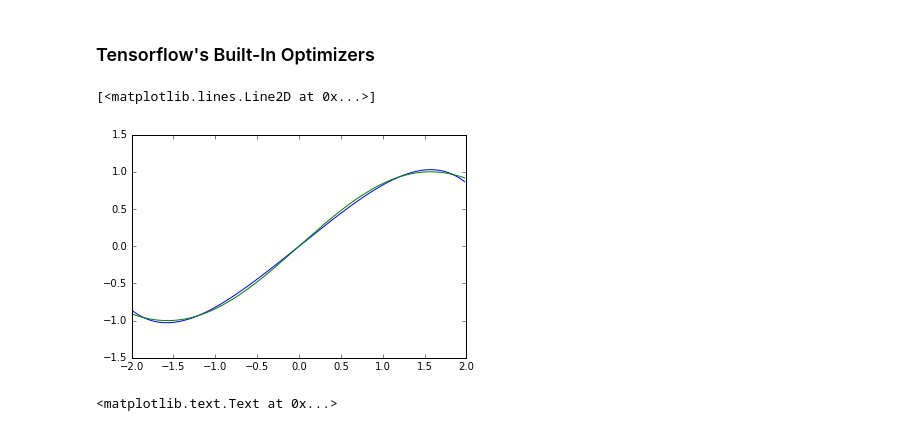
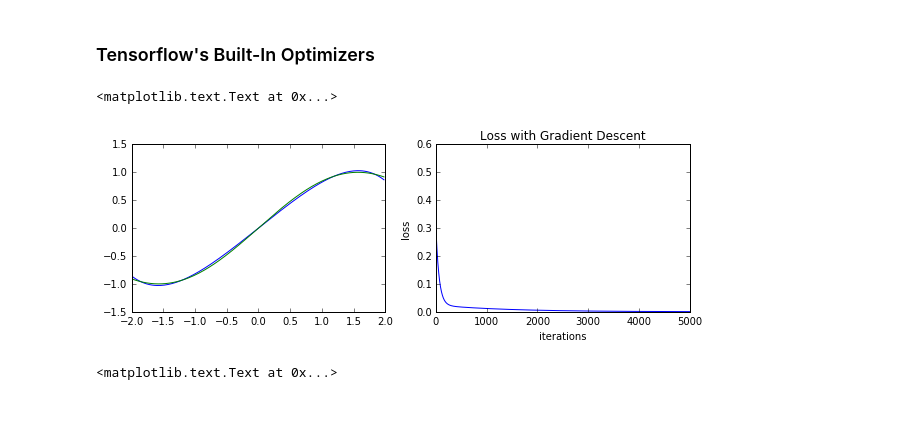
Before and after one commit to neuroailab/psych253, a Jupyter notebook: Lecture9.ipynb, the cells around one changed output. Cells and saved outputs as stored; diff of their text form; code cells hidden in the pictures.

```diff
--- a/Lecture9.ipynb
+++ b/Lecture9.ipynb
@@ -322,2 +310,0 @@ losses, powers, grads = gradient_descent(loss=power_loss,
-# %%
-sess.run(power)
@@ -606,29 +568,38 @@ def tf_builtin_optimization(loss,
 # %%
 xval = np.arange(-2, 2, .02)
 yval = np.sin(xval)
 
 data_dict = {x: xval, y:yval}
 
 losses, coefvals = tf_builtin_optimization(loss=polynomial_loss,
                               optimizer_class=tf.train.GradientDescentOptimizer,
                               target=coefficients,
                               training_data=data_dict,
                               num_iterations=5000,
                               optimizer_args=(0.005,),
                               )  #<-- more iterations
 
 x0 = coefvals[-1]
 assign_op = tf.assign(coefficients, x0)
 sess.run(assign_op)
 
+plt.figure(figsize=(10, 3))
+plt.subplot(1, 2, 1)
 plt.plot(xval, sess.run(polynomial_model, feed_dict={x:xval}))
 plt.plot(xval, yval)
 
+plt.subplot(1, 2, 2)
+plt.plot(losses)
+plt.xlabel('iterations')
+plt.ylabel('loss')
+plt.title('Loss with Gradient Descent')
+
+
 #right ok, we recovered what we did before by hand, now using
 #the standard tensorflow tools
 # %% [output]
-[<matplotlib.lines.Line2D at 0x...>]
+<matplotlib.text.Text at 0x...>
-[figure, old version]
+[figure, new version]
 # %%
 #Let's use the Momentum Optimizer. standard parameters for learning
 #are learning_rate = 0.01 and momentum = 0.9
```
Also changed, not shown: parts of 12 cells of this notebook.
